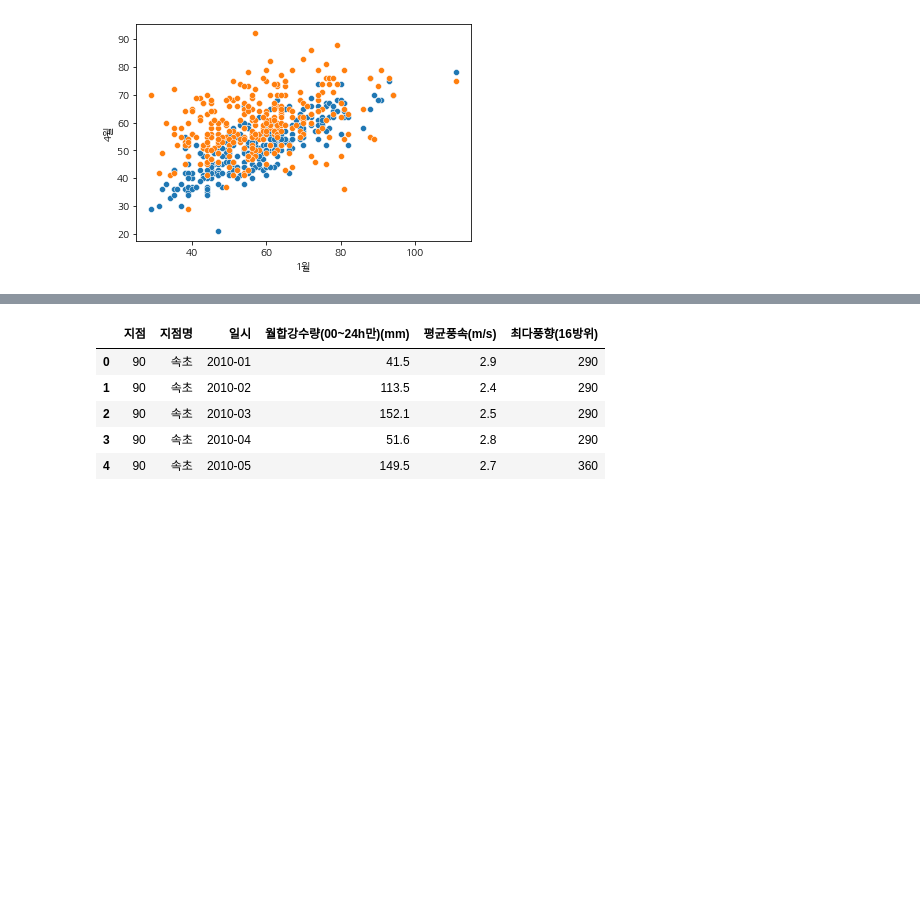
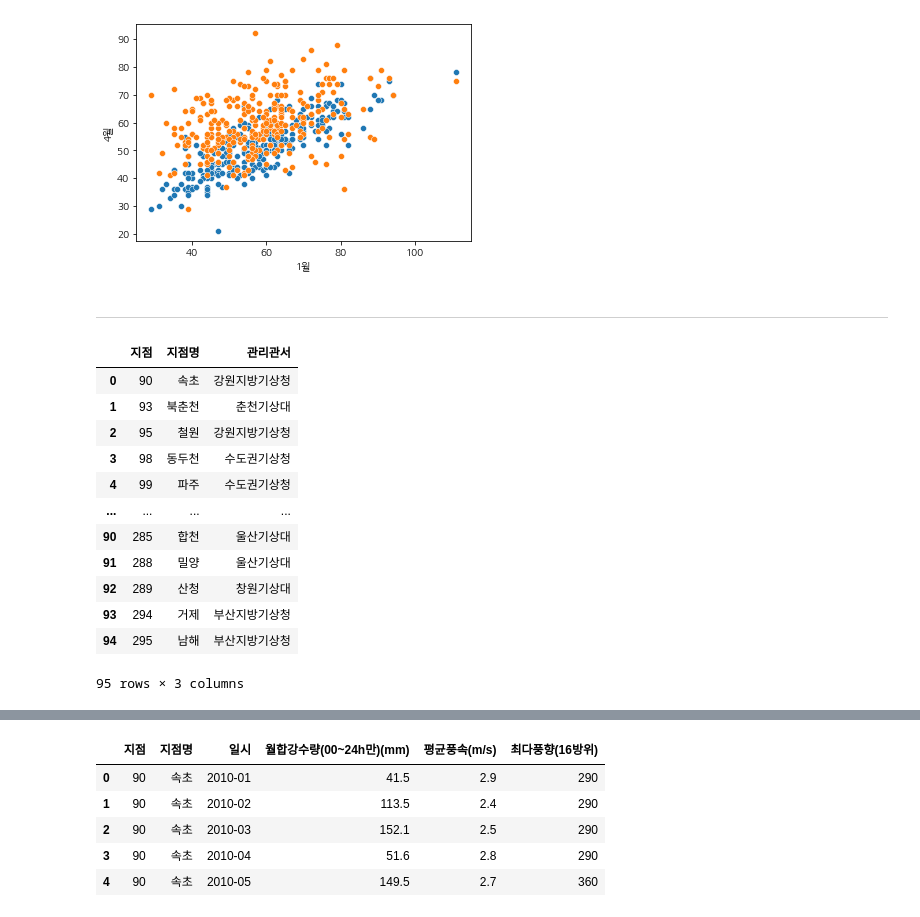
Before and after one commit to KimYeonWook511/PM10_Analysis, a Jupyter notebook: Code/PM10_Analysis.ipynb, the cells around one changed output, grey strips where cells are left out. Saved outputs shown, nothing was run; the diff lists cells and outputs as text; code cells hidden in the pictures; blank space fills up the shorter version.

```diff
--- a/Code/PM10_Analysis.ipynb
+++ b/Code/PM10_Analysis.ipynb
@@ -394,3 +411,5 @@ sns.scatterplot(data = df_dic['2010년'], x = '1월', y = df_dic['2011년']['4
 # %% [output]
 <matplotlib.axes._subplots.AxesSubplot at 0x...>
 [figure]
+# %% [markdown]
+---
@@ -397 +424,18 @@ sns.scatterplot(data = df_dic['2010년'], x = '1월', y = df_dic['2011년']['4
+# %%
+# 날씨 측정 지점코드, 지점명, 관리관서가 담긴 데이터프레임
+stnIds_df
+# %% [output]
+|  | 지점 | 지점명 | 관리관서 |
+| 0 | 90 | 속초 | 강원지방기상청 |
+| 1 | 93 | 북춘천 | 춘천기상대 |
+| 2 | 95 | 철원 | 강원지방기상청 |
+| 3 | 98 | 동두천 | 수도권기상청 |
+| 4 | 99 | 파주 | 수도권기상청 |
+| ... | ... | ... | ... |
+| 90 | 285 | 합천 | 울산기상대 |
+| 91 | 288 | 밀양 | 울산기상대 |
+| 92 | 289 | 산청 | 창원기상대 |
+| 93 | 294 | 거제 | 부산지방기상청 |
+| 94 | 295 | 남해 | 부산지방기상청 |
+95 rows × 3 columns
 # %%
```
Also changed, not shown: parts of 23 cells of this notebook.
